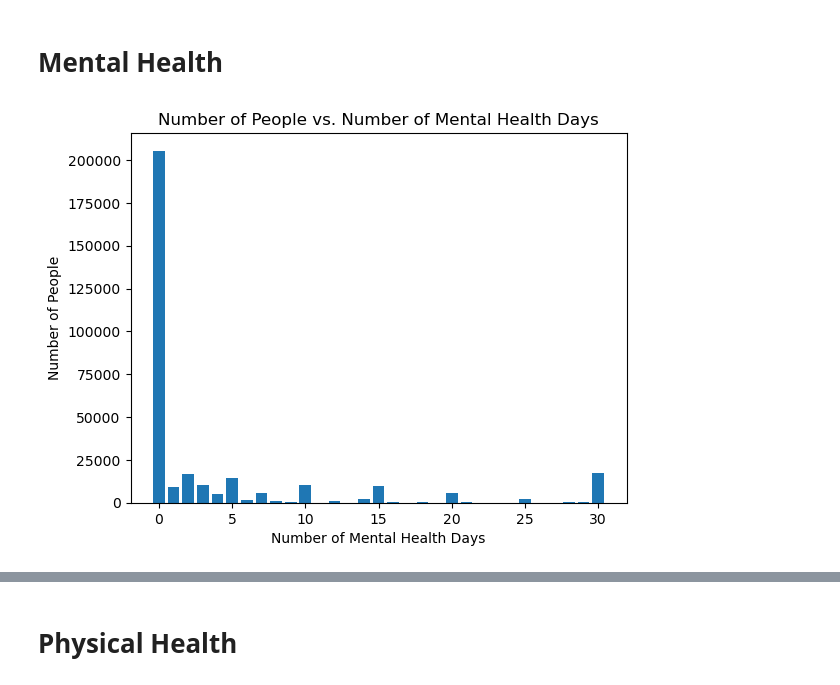
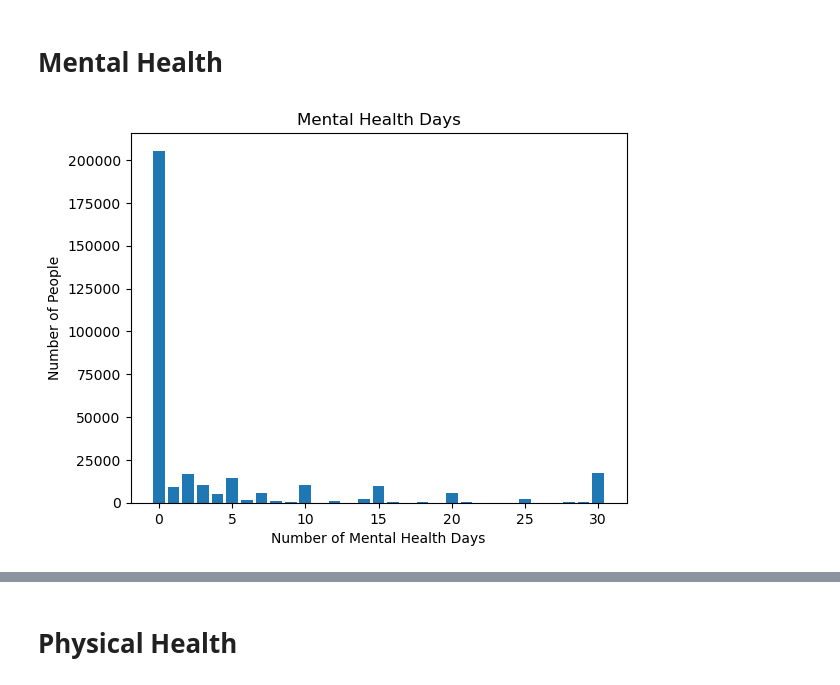
Before and after one commit to taywiljoe/Project-1, a Jupyter notebook: MenPhyGen_Health.ipynb, the cells around one changed output, grey strips where cells are left out. Cells and saved outputs as stored; diff of their text form; code cells hidden in the pictures.

```diff
--- a/MenPhyGen_Health.ipynb
+++ b/MenPhyGen_Health.ipynb
@@ -76,12 +57,12 @@ plt.show()
 # %% [markdown]
 # Mental Health
 # %%
-#Frequency of mental health days
+##Total number of people for each mental health days
 freq=df['MentalHealth'].value_counts().sort_index()
 plt.bar(freq.index, freq.values)
 plt.xlabel('Number of Mental Health Days')
 plt.ylabel('Number of People')
-plt.title('Number of People vs. Number of Mental Health Days')
+plt.title('Mental Health Days')
 plt.show()
 # %% [output]
-[figure, old version]
+[figure, new version]
```
Also changed, not shown: parts of 10 cells of this notebook.
